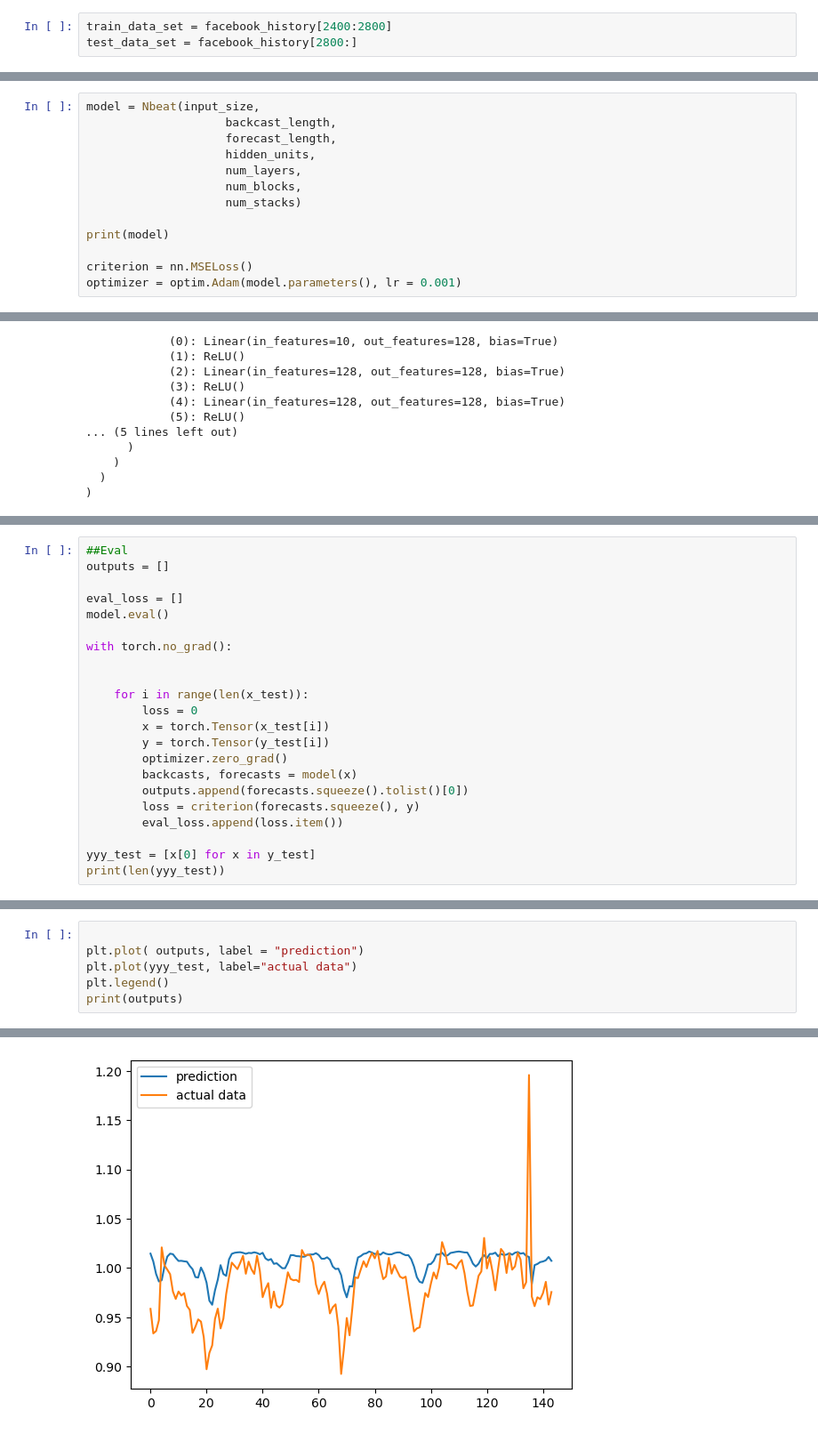
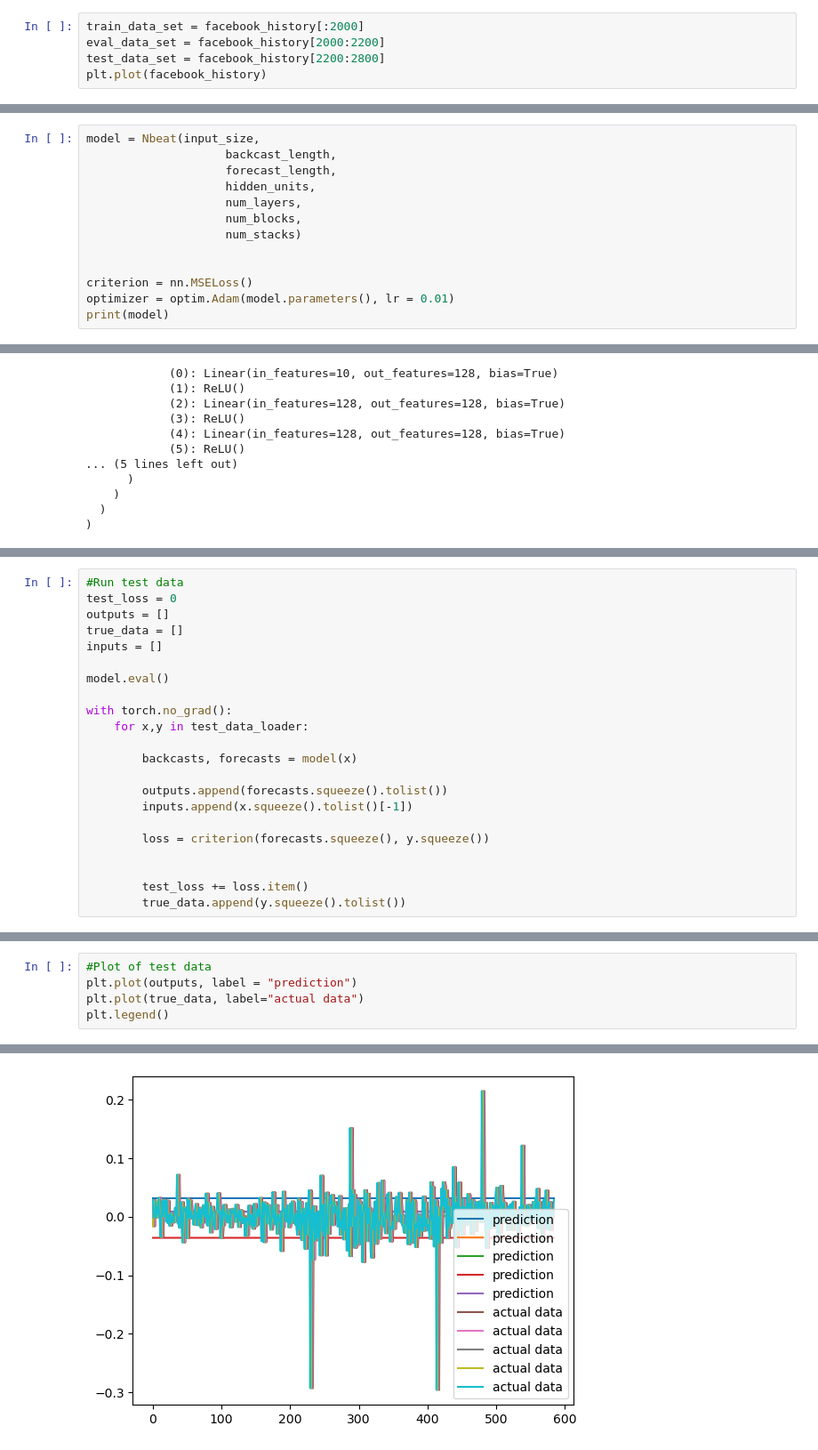
Before and after one commit to Matfolkarn/stock-price-prediction-neural-network, a Jupyter notebook: N-beats-test.ipynb, the cells around one changed output, grey strips where cells are left out. Shown at 89% size. Drawn from its saved outputs; the diff is of its cells as text.

Commit message:
N-Beats tests further worked on

```diff
--- a/N-beats-test.ipynb
+++ b/N-beats-test.ipynb
@@ -126,3 +106,5 @@ Date
 # %%
-train_data_set = facebook_history[2400:2800]
-test_data_set = facebook_history[2800:]
+train_data_set = facebook_history[:2000]
+eval_data_set = facebook_history[2000:2200]
+test_data_set = facebook_history[2200:2800]
+plt.plot(facebook_history)
@@ -188,10 +156,10 @@ model = Nbeat(input_size,
                     num_blocks,
                     num_stacks)
 
-print(model)
 
 criterion = nn.MSELoss()
-optimizer = optim.Adam(model.parameters(), lr = 0.001)
+optimizer = optim.Adam(model.parameters(), lr = 0.01)
+print(model)
 # %% [output]
 Nbeat(
   (stacks): ModuleList(
@@ -271,22 +234,22 @@ plt.legend()
 # %%
-##Eval
+#Run test data
+test_loss = 0
 outputs = []
+true_data = []
+inputs = []
 
-eval_loss = []
 model.eval()
 
 with torch.no_grad():
+    for x,y in test_data_loader:
+
+        backcasts, forecasts = model(x)
+
+        outputs.append(forecasts.squeeze().tolist())
+        inputs.append(x.squeeze().tolist()[-1])
+
+        loss = criterion(forecasts.squeeze(), y.squeeze())
 
 
-    for i in range(len(x_test)):
-        loss = 0
-        x = torch.Tensor(x_test[i])
-        y = torch.Tensor(y_test[i])
-        optimizer.zero_grad()
-        backcasts, forecasts = model(x)
-        outputs.append(forecasts.squeeze().tolist()[0])
-        loss = criterion(forecasts.squeeze(), y)
-        eval_loss.append(loss.item())
-
-yyy_test = [x[0] for x in y_test]
-print(len(yyy_test))
+        test_loss += loss.item()
+        true_data.append(y.squeeze().tolist())
@@ -295,7 +262,6 @@ print(len(yyy_test))
 # %%
-
-plt.plot( outputs, label = "prediction")
-plt.plot(yyy_test, label="actual data")
+#Plot of test data
+plt.plot(outputs, label = "prediction")
+plt.plot(true_data, label="actual data")
 plt.legend()
-print(outputs)
 # %% [output]
@@ -303 +269 @@ print(outputs)
-[figure, old version]
+[figure, new version]
```
Also changed, not shown: parts of 20 cells of this notebook, 6 other files.
